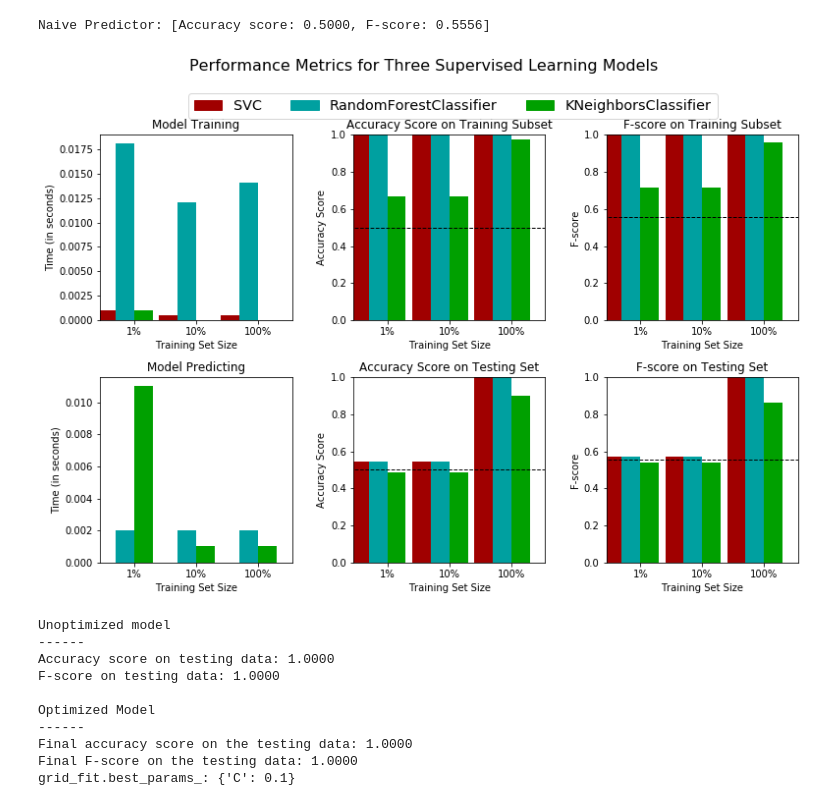
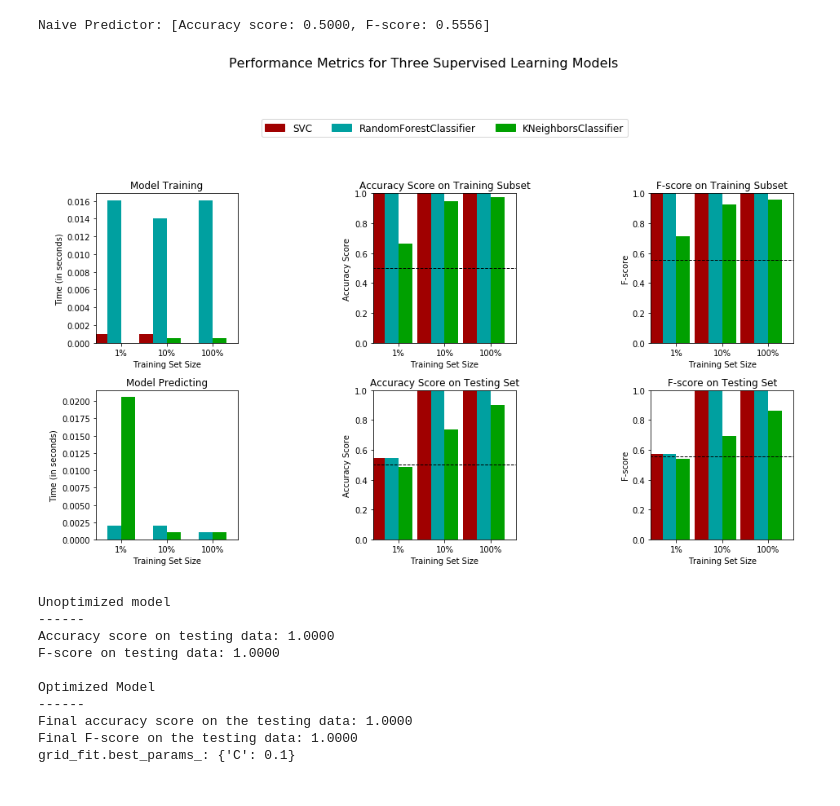
Before and after one commit to AntalBerenyi/SVM, a Jupyter notebook: Notebooks/Predict mTOR inhibitor Mechanism.ipynb, the cells around one changed output. Cells and saved outputs as stored; diff of their text form; code cells hidden in the pictures.

```diff
--- a/Notebooks/Predict mTOR inhibitor Mechanism.ipynb
+++ b/Notebooks/Predict mTOR inhibitor Mechanism.ipynb
@@ -208,36 +208,36 @@ Naive Predictor: [Accuracy score: 0.5000, F-score: 0.5556]
 from sklearn.naive_bayes import GaussianNB
 from sklearn.svm import SVC
 from sklearn.neighbors import KNeighborsClassifier
 from sklearn.tree import DecisionTreeClassifier
 from sklearn.ensemble import RandomForestClassifier
 import scripts.visuals as vs
 
 # Initialize the three models
 clf_A = SVC(kernel='linear')
 clf_B = RandomForestClassifier(random_state=0)
 clf_C = KNeighborsClassifier(n_neighbors=3)
 #clf_C = DecisionTreeClassifier(random_state=0)
 #clf_C = RandomForestClassifier(random_state=0)
 
 
 # Calculate the number of samples for 1%, 10%, and 100% of the training data
 samples_100 = 1.0
-samples_10 = 0.1
+samples_10 = 0.5
 samples_1 = 0.1
 
 # Collect results on the learners
 results = {}
 for clf in [clf_A, clf_B, clf_C]:
     clf_name = clf.__class__.__name__
     results[clf_name] = {}
     for i, samples in enumerate([samples_1, samples_10, samples_100]):
         results[clf_name][i] = \
         vs.train_predict2(clf, samples, X_train, y_train, X_cv, y_cv)
 
 # Run metrics visualization for the three supervised learning models chosen
-vs.evaluate(results, accuracy, fscore)
+vs.evaluate2(results, accuracy, fscore)
 # %% [output]
-[figure, old version]
+[figure, new version]
 # %%
 # GridSearch
 # TODO: Import 'GridSearchCV', 'make_scorer', and any other necessary libraries
```
Also changed, not shown: parts of 12 cells of this notebook, 9 other files.
